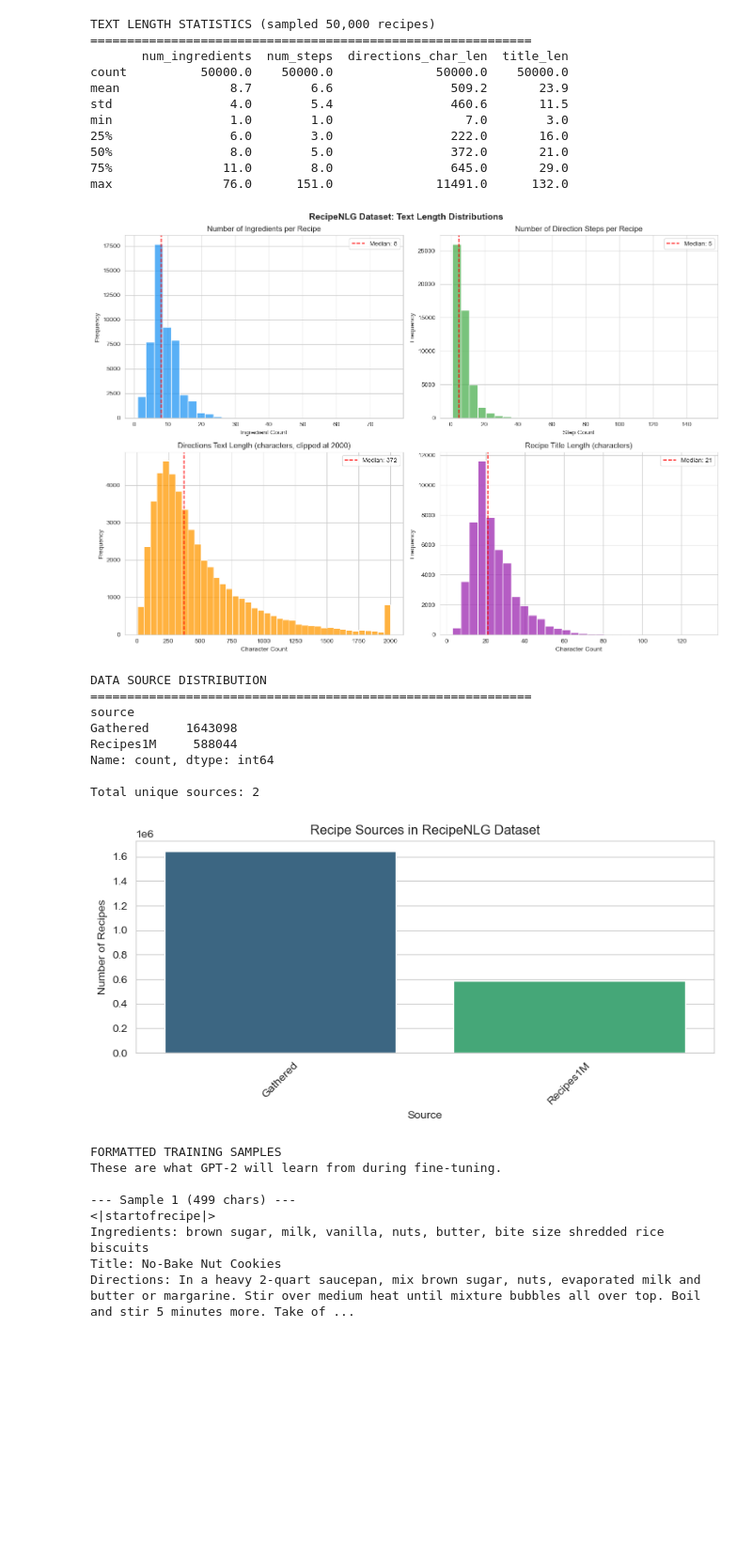
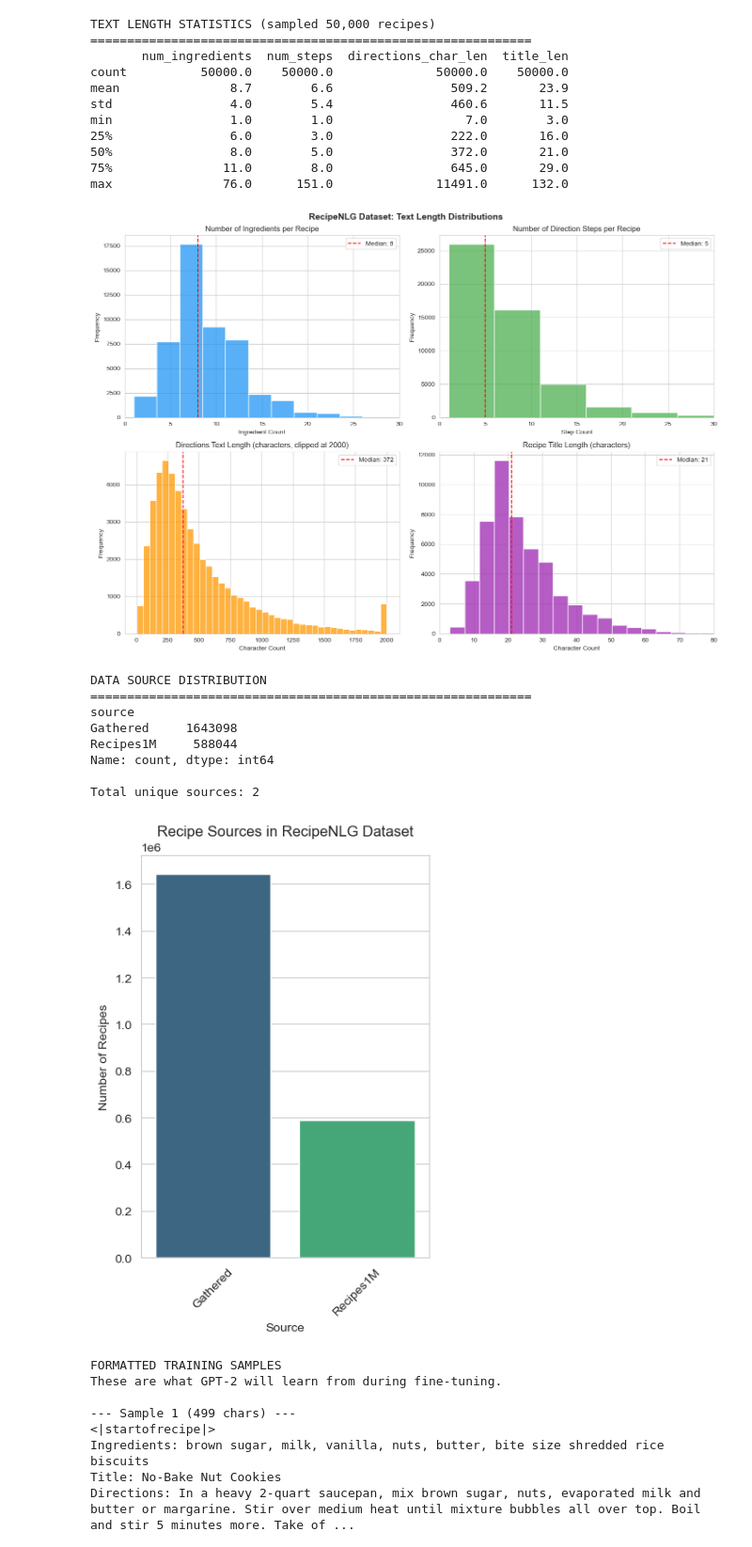
Before and after one commit to faheema01/Capstone-GenAI, a Jupyter notebook: generative_model.ipynb, the cells around one changed output. Shown at 94% size. Cells and saved outputs as stored; diff of their text form; code cells hidden in the pictures; blank space fills up the shorter version.

```diff
--- a/generative_model.ipynb
+++ b/generative_model.ipynb
@@ -235,6 +234,7 @@ sns.histplot(sample_df['num_ingredients'], bins=30, color='#2196F3',
 axes[0, 0].set_title('Number of Ingredients per Recipe')
 axes[0, 0].set_xlabel('Ingredient Count')
 axes[0, 0].set_ylabel('Frequency')
+axes[0, 0].set_xlim(0, 30)
 axes[0, 0].axvline(sample_df['num_ingredients'].median(),
                     color='red', linestyle='--',
                     label=f"Median: {sample_df['num_ingredients'].median():.0f}")
@@ -246,6 +246,7 @@ sns.histplot(sample_df['num_steps'], bins=30, color='#4CAF50',
 axes[0, 1].set_title('Number of Direction Steps per Recipe')
 axes[0, 1].set_xlabel('Step Count')
 axes[0, 1].set_ylabel('Frequency')
+axes[0, 1].set_xlim(0, 30)
 axes[0, 1].axvline(sample_df['num_steps'].median(),
                     color='red', linestyle='--',
                     label=f"Median: {sample_df['num_steps'].median():.0f}")
@@ -268,6 +269,7 @@ sns.histplot(sample_df['title_len'], bins=30, color='#9C27B0',
 axes[1, 1].set_title('Recipe Title Length (characters)')
 axes[1, 1].set_xlabel('Character Count')
 axes[1, 1].set_ylabel('Frequency')
+axes[1, 1].set_xlim(0, 80)
 axes[1, 1].axvline(sample_df['title_len'].median(),
                     color='red', linestyle='--',
                     label=f"Median: {sample_df['title_len'].median():.0f}")
@@ -276,36 +278,36 @@ axes[1, 1].legend()
 plt.tight_layout()
 plt.show()
 # %% [output]
-[figure, old version]
+[figure, new version]
 # %%
 # Check distribution of data sources
 if 'source' in df.columns:
     print("DATA SOURCE DISTRIBUTION")
     print("=" * 60)
     source_counts = df['source'].value_counts()
     print(source_counts)
     print(f"\nTotal unique sources: {df['source'].nunique()}")
 
     # Visualize source distribution
-    fig, ax = plt.subplots(figsize=(8, 4))
+    fig, ax = plt.subplots(figsize=(4, 6))
     sns.barplot(x=source_counts.index, y=source_counts.values,
                 palette='viridis', ax=ax)
     ax.set_title('Recipe Sources in RecipeNLG Dataset')
     ax.set_xlabel('Source')
     ax.set_ylabel('Number of Recipes')
     plt.xticks(rotation=45)
     plt.tight_layout()
     plt.show()
 # %% [output]
 DATA SOURCE DISTRIBUTION
 ============================================================
 source
 Gathered     1643098
 Recipes1M     588044
 Name: count, dtype: int64
 
 Total unique sources: 2
-[figure, old version]
+[figure, new version]
 # %%
 def format_recipe_for_training(row):
     """
```
Also changed, not shown: parts of 2 cells of this notebook, 1 other file.
